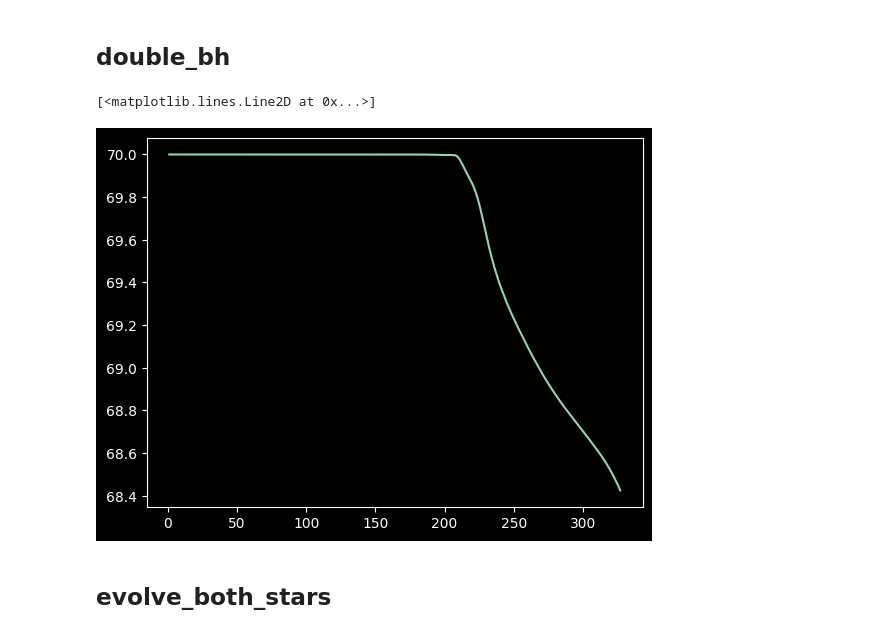
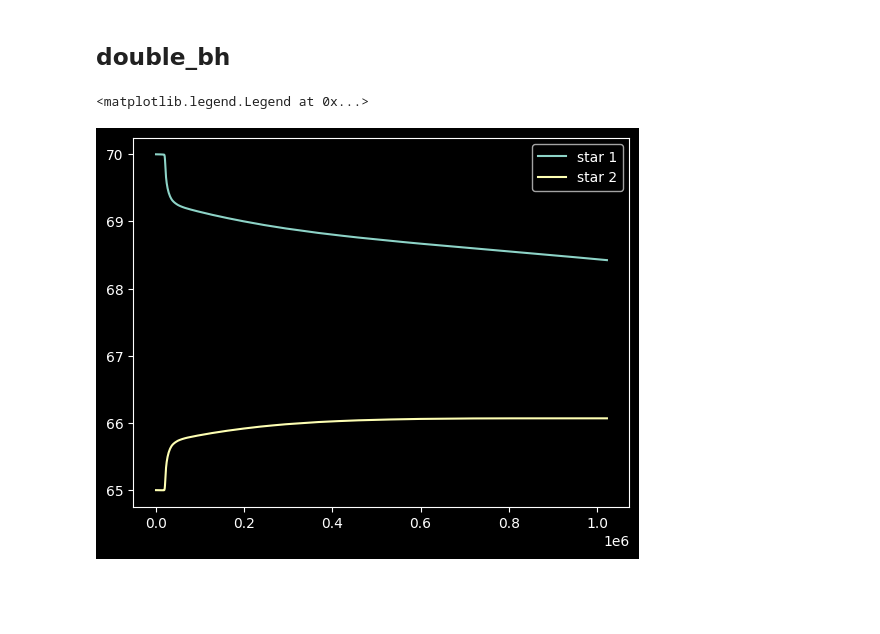
Before and after one commit to Yousousen/wpa, a Jupyter notebook: script/plotting.ipynb, the cells around one changed output. Cells and saved outputs as stored; diff of their text form; code cells hidden in the pictures; blank space fills up the shorter version.

```diff
--- a/script/plotting.ipynb
+++ b/script/plotting.ipynb
@@ -45,19 +75,21 @@ plt.plot(x, y)
 # %% [markdown]
 ## double_bh
 # %%
-# make a MesaData object from a history file
+# NOTE: Edit the arguments to your location of the LOGS dir.
+logs_dir1 = '/home2/yousousen/software_etc/mesa/mesa-r22.11.1/binary/working_with_mesa/double_bh/LOGS1/'
+logs_dir2 = '/home2/yousousen/software_etc/mesa/mesa-r22.11.1/binary/working_with_mesa/double_bh/LOGS2/'
 
-# NOTE: Edit the argument to your location of the LOGS dir.
-logs_dir = '/home2/yousousen/software_etc/mesa/mesa-r22.11.1/binary/working_with_mesa/double_bh/LOGS1/'
+h1 = mr.MesaData(logs_dir1 + 'history.data') # Plotting history data
+x1 = h1.star_age
+y1 = h1.star_mass
+plt.plot(x1, y1, label='star 1')
 
-h = mr.MesaData(logs_dir + 'history.data') # Plotting history data
+h2 = mr.MesaData(logs_dir2 + 'history.data') # Plotting history data
+x2 = h2.star_age
+y2 = h2.star_mass
+plt.plot(x2, y2, label='star 2')
 
-# extract the star_age column of data
-x = h.model_number
-y = h.star_mass
-plt.plot(x, y)
+plt.legend()
 # %% [output]
-[<matplotlib.lines.Line2D at 0x...>]
+<matplotlib.legend.Legend at 0x...>
-[figure, old version]
+[figure, new version]
-# %% [markdown]
-## evolve_both_stars
```
Also changed, not shown: parts of 5 cells of this notebook.
